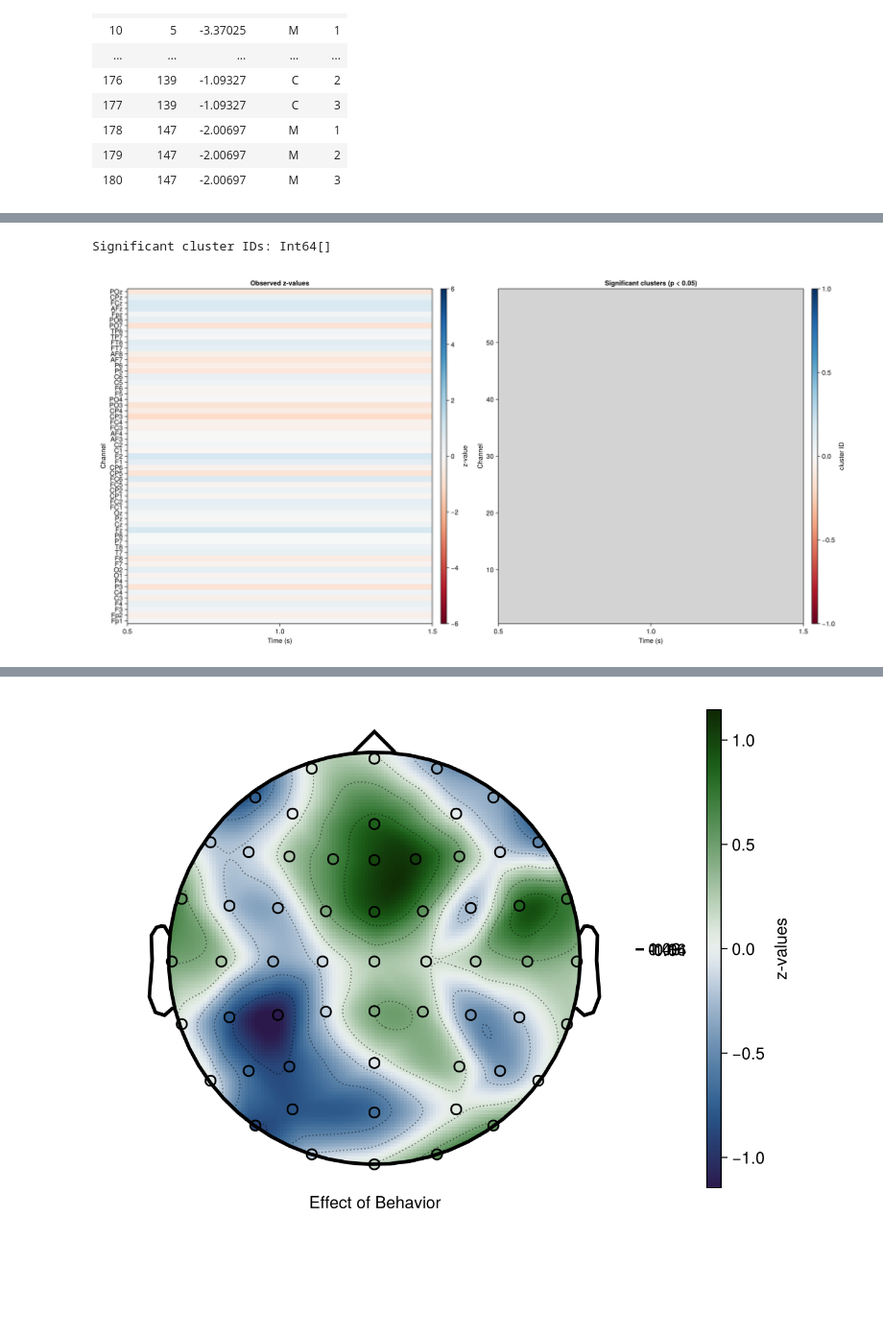
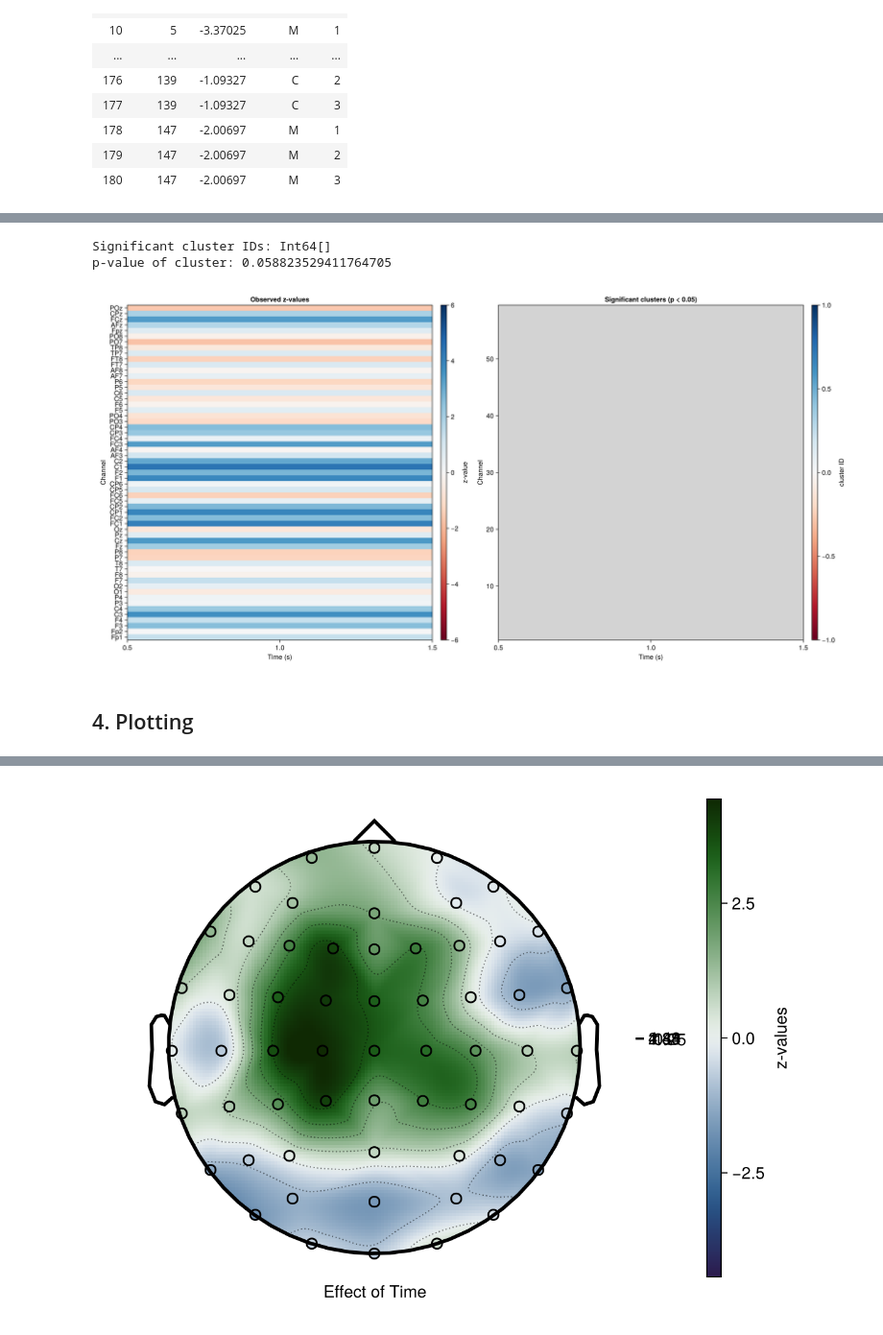
Before and after one commit to rosagross/ClusterComputation, a Jupyter notebook: notebooks/tutorial_notebook_Magda.ipynb, the cells around one changed output, grey strips where cells are left out. Shown at 96% size. Drawn from its saved outputs; the diff is of its cells as text; code cells hidden in the pictures; blank space fills up the shorter version.

```diff
--- a/notebooks/tutorial_notebook_Magda.ipynb
+++ b/notebooks/tutorial_notebook_Magda.ipynb
@@ -240,0 +205,5 @@ unique(coefs.coefname)
+# %%
+# choose the effect to look at
+coefficient = 4  # what effect
+
+coefficient_name = unique(coefs.coefname)[coefficient]
@@ -241,14 +212,8 @@ unique(coefs.coefname)
 # %%
 # Check uncorrected effects before running permutation test
-# Extract coefficients for the stimtype effect
-coefs = coeftable(m)
 
-# Show available columns
-println("Available columns: $(names(coefs))")
-#println(r.coefname)
-
-# Filter for stimtype coefficient
-coef_stimtype = filter(r -> r.coefname == "Behavior & Group: A", coefs)
+# Filter for coefficient
+coef_stimtype = filter(r -> r.coefname == coefficient_name, coefs)
 println("Rows for stimtype: $(nrow(coef_stimtype))")
 
 # Check how many unique channels and times we have
@@ -280,8 +245,8 @@ n_ch_coef = length(unique_channels)
 n_t_coef = length(unique_times)
 z_vals = reshape(z_summary.z, n_t_coef, n_ch_coef)'  # (channels × times)
 
-# Check for significant z-values (|z| > 2.0)
-n_sig_uncorrected = sum(abs.(z_vals) .> 2.0)  # why 2? shouldn't it be 1.96??
+# Check for significant z-values (|z| > 1.96)
+n_sig_uncorrected = sum(abs.(z_vals) .> 1.96)  # Paul used 2.0 here
 max_z = maximum(abs.(z_vals))
 peak_idx = argmax(abs.(z_vals))
 peak_ch, peak_t = Tuple(CartesianIndices(z_vals)[peak_idx])
@@ -315,0 +286,15 @@ Samples with |z| > 1.96: 0 (uncorrected p < 0.05)
+# %%
+# --- Cluster-mass permutation test using explicit functions ---
+
+#coefficient = 4  # what effect
+n_permutations = 50  # Reduced for dev; use 500-1000 for real analyses
+threshold = 1.96
+
+time_selection = 1:length(times)
+
+# Generate permutation distribution
+permuted = lmm_permutations(MersenneTwister(42), m, data_eeg, coefficient;
+    n_permutations = n_permutations,
+    lmm_statistic = :z,
+    time_selection = time_selection
+)
@@ -320,5 +349,5 @@ extrema(z_vals)  # check these values with C3 calculation
 # %%
-# 3. Run cluster-mass permutation test
+# compare observed data to permuted data
 n_channels = 59
 
 observed = z_vals
@@ -330,6 +359,7 @@ cluster_display[(pvals_clustermass .>= 0.05) .| (cluster_ids .== 0)] .= NaN
 
 sig_ids = sort(unique(cluster_ids[pvals_clustermass .< 0.05]))
 println("Significant cluster IDs: $sig_ids")
+println("p-value of cluster: $(minimum(pvals_clustermass))")
 
 n_clusters = maximum(abs.(cluster_ids))
 crange = n_clusters == 0 ? (-1.0, 1.0) : (-Float64(n_clusters), Float64(n_clusters))
@@ -355,5 +385,8 @@ Colorbar(fig[1, 4], hm2, label = "cluster ID")
 fig
 # %% [output]
 Significant cluster IDs: Int64[]
+p-value of cluster: 0.058823529411764705
-[figure, old version]
+[figure, new version]
+# %% [markdown]
+## 4. Plotting
 # %%
@@ -383,7 +417,7 @@ pos2d = [Point2f(xs[i], ys[i]) for i in 1:n]
  [0.46180853, 0.35016876]
  [0.46180853, 0.11926448]
 # %%
-# create topoplot and butterfly plot for selected channels only
+# create topoplot
 
 #pos3d = hart.electrodes["pos"][channel_idx, :]  # 32x3 matrix for selected channels
 #pos2d = [Point2f(pos3d[i,1], pos3d[i,2]) for i in 1:size(pos3d,1)]  # convert to 2D points for topoplot
@@ -405,36 +439,36 @@ df = DataFrame(
 
 # Highlight significant channels: a channel is significant if any time point is significant for it
 sig_ch = [any(sig_mask[ch, :]) for ch in 1:n_channels]
 
-marker_colors = [is_sig ? :orange : :black for is_sig in sig_ch] # Set marker color: orange for significant, black for others
+marker_colors = [is_sig ? :yellow : :black for is_sig in sig_ch] # Set marker color: orange for significant, black for others
 strokes = [is_sig ? 3 : 1.5 for is_sig in sig_ch]
 sizes = fill(12, 59)
 
 fig = Figure()
 
 plot_topoplot!(
     fig[1, 1],
     plot_data[:, 1, 1];  # df
     positions = pos2d,
     #mapping=(; y=:estimate),
-    axis = (; xlabel = "Effect of Behavior"),
+    axis = (; xlabel = "Effect of $(coefficient_name)"),
     visual = (; colormap = :cork, contours = true, colorrange = (-limit, limit)),  # this is a hack
     #colorbar = (; limits = (-2.3, 2.3)),
     #colorbar = (; colorrange = (-2.3, 2.3)),
     #colorbar = (; height = 150, label = "z-values"), #, limits = (-4.5, 4.5)),
     colorbar = (;  label = "", width=1, height=1), # height
     topo_attributes = (;
         label_scatter = (;
             markersize = sizes,
             strokecolor = marker_colors,
             strokewidth = strokes)),
     )
 
 Colorbar(fig[1, 2], colorrange = (-limit, limit), colormap = :cork, label = "z-values", height = 400)  # hack because colorbar does not match what I specify
 #fig.colorrange = (-2.3, 2.3)
 fig
 # %% [output]
-[figure, old version]
+[figure, new version]
 # %%
 min_val, max_val = extrema(plot_data)
 limit = max(abs(min_val), abs(max_val))
```
Also changed, not shown: parts of 23 cells of this notebook.
